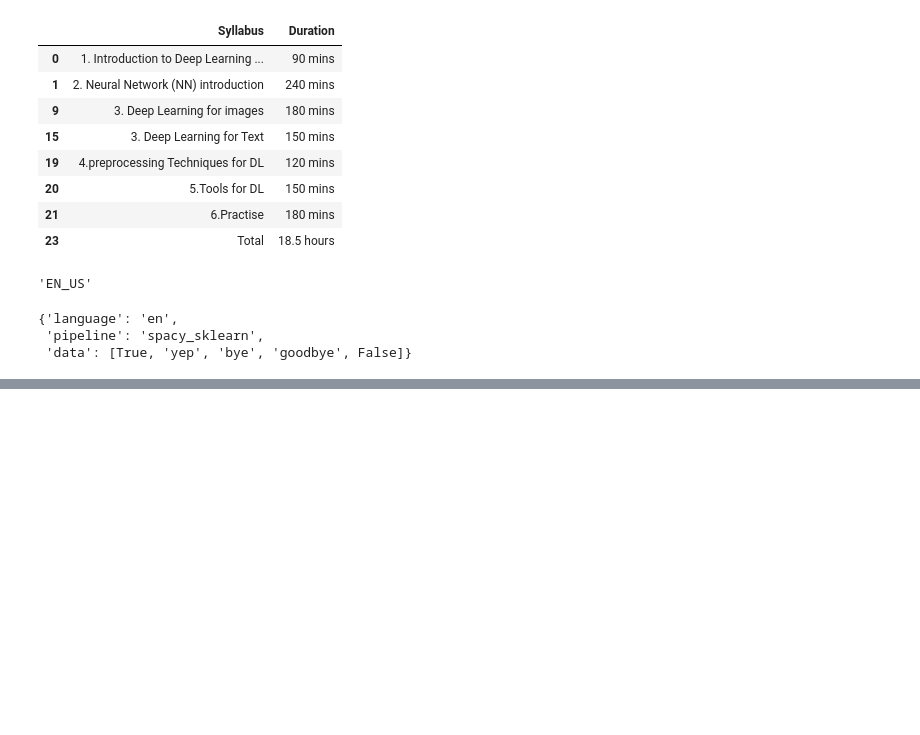
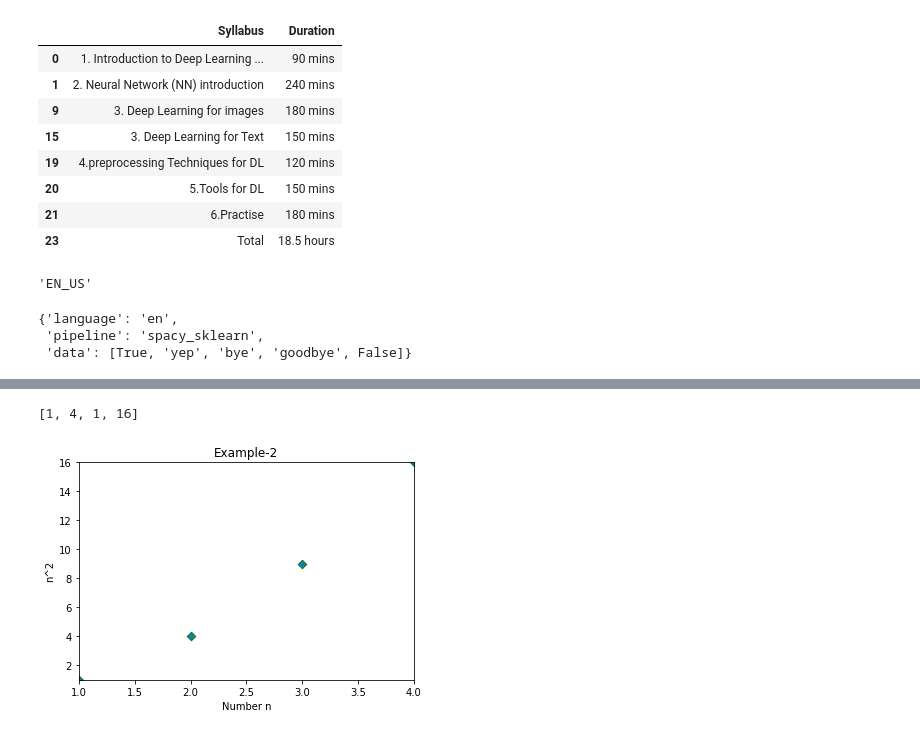
Before and after one commit to devi-mudaliyar/Agilisium_python, a Jupyter notebook: Agilisium.ipynb, the cells around one changed output, grey strips where cells are left out. Drawn from its saved outputs; the diff is of its cells as text; code cells hidden in the pictures; blank space fills up the shorter version.

```diff
--- a/Agilisium.ipynb
+++ b/Agilisium.ipynb
@@ -975,0 +1030,11 @@ import sqlite3
+# %%
+plt.scatter([1,2,3,4],[1,4,9,16],marker="D",edgecolors='g')
+plt.xlabel("Number n")
+plt.ylabel("n^2")
+plt.title("Example-2")
+plt.xlim([0,4])
+plt.ylim([0,20])
+plt.axis([1,4,1,16])
+# %% [output]
+[1, 4, 1, 16]
+[figure, added]
```
Also changed, not shown: parts of 51 cells of this notebook, 5 other files.
